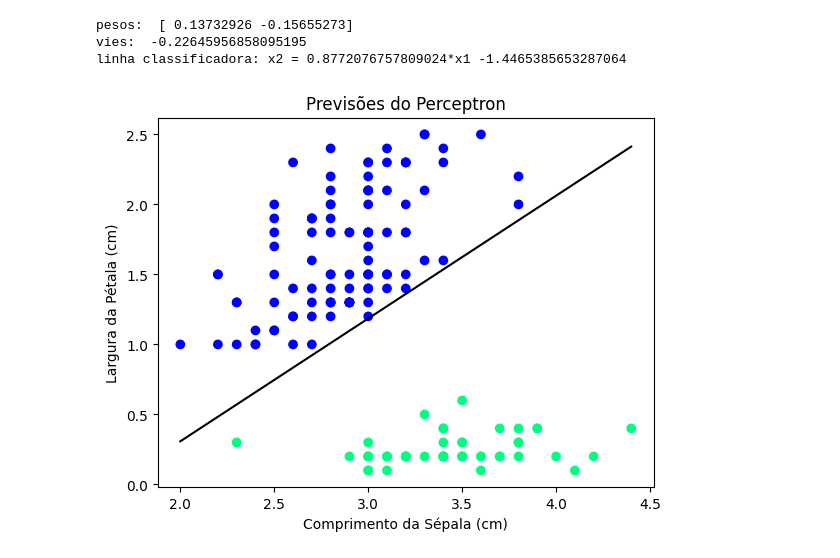
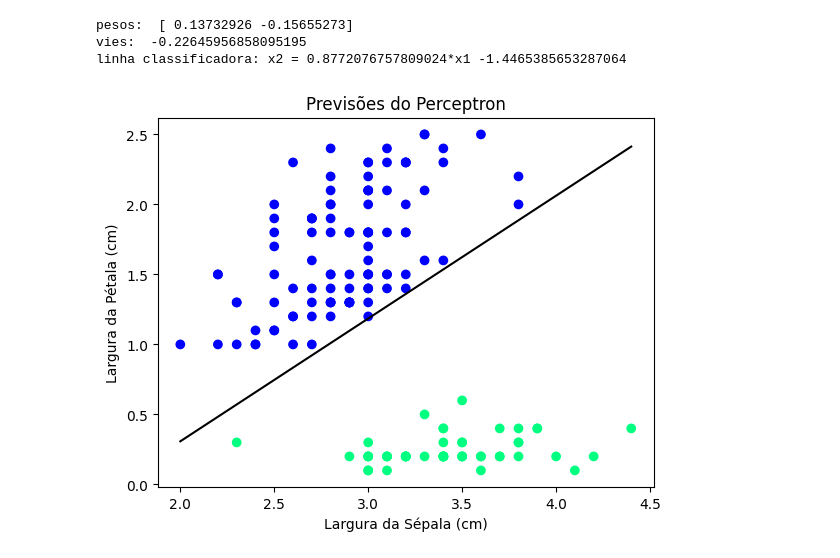
Before and after one commit to Samuelsnv2/Deep-Learning-studies, a Jupyter notebook: Perceptron/perceptron_implementation.ipynb, the cells around one changed output. Saved outputs shown, nothing was run; the diff lists cells and outputs as text; code cells hidden in the pictures.

```diff
--- a/Perceptron/perceptron_implementation.ipynb
+++ b/Perceptron/perceptron_implementation.ipynb
@@ -154,16 +154,16 @@ linha classificadora: x2 = 0.8772076757809024*x1 -1.4465385653287064
 # %%
 min = pd.Series.min(df['sepal width (cm)'])
 max = pd.Series.max(df['sepal width (cm)'])
 x1 = [min, max]
 x2 = [slope*min+x2cut, slope*max+x2cut]
 
 # Plot dos valores calculados
 plt.scatter(X1[:, 0], X1[:, 1], c=predictions, cmap='winter')
 plt.plot(x1, x2, color='black')
-plt.xlabel('Comprimento da Sépala (cm)')
+plt.xlabel('Largura da Sépala (cm)')
 plt.ylabel('Largura da Pétala (cm)')
 plt.title('Previsões do Perceptron')
 
 plt.show()
 # %% [output]
-[figure, old version]
+[figure, new version]
```
Also changed, not shown: parts of 1 cell of this notebook.
